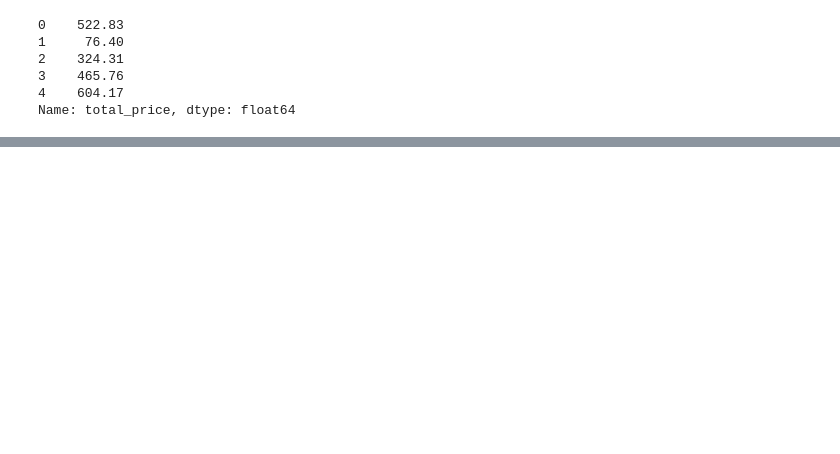
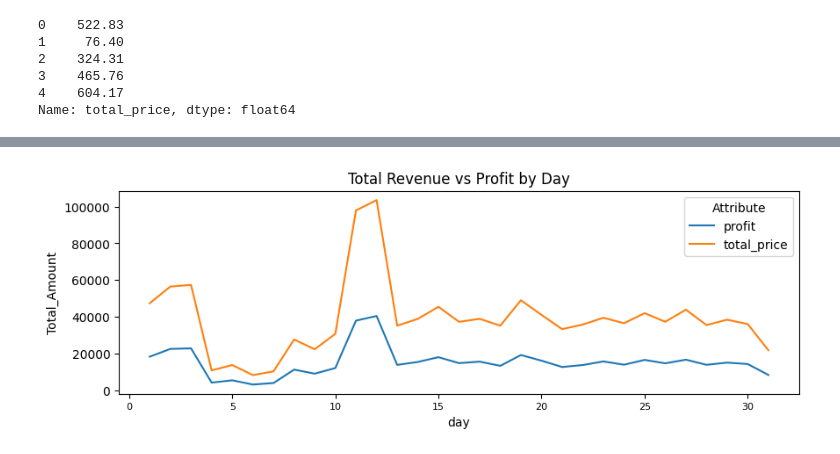
Before and after one commit to BinEmad7/WalmartSales, a Jupyter notebook: WorkingFile.ipynb, the cells around one changed output, grey strips where cells are left out. Saved outputs shown, nothing was run; the diff lists cells and outputs as text; code cells hidden in the pictures; blank space fills up the shorter version.

```diff
--- a/WorkingFile.ipynb
+++ b/WorkingFile.ipynb
@@ -182,0 +365,6 @@ pd.read_sql("SELECT COUNT(*) AS total_rows FROM Walmart", engine_sql)
+# %%
+# Add day column
+df["day"] = df["date"].dt.day
+# %%
+# Add day of the week column
+df["day_of_week"] = df["date"].dt.day_name()
@@ -182,0 +383,13 @@ pd.read_sql("SELECT COUNT(*) AS total_rows FROM Walmart", engine_sql)
+# %%
+# Visualize Total Revenue vs Profit by day
+df_day = df.groupby("day")[["profit", "total_price"]].sum().reset_index()
+
+df_melted_day = df_day.melt(id_vars="day", var_name="Attribute", value_name="Total_Amount")
+
+plt.figure(figsize=(10, 3))
+sns.lineplot(data=df_melted_day, x="day", y="Total_Amount", hue="Attribute")
+plt.title("Total Revenue vs Profit by Day")
+plt.xticks(fontsize=8)
+plt.show()
+# %% [output]
+[figure, added]
```
Also changed, not shown: parts of 35 cells of this notebook.
